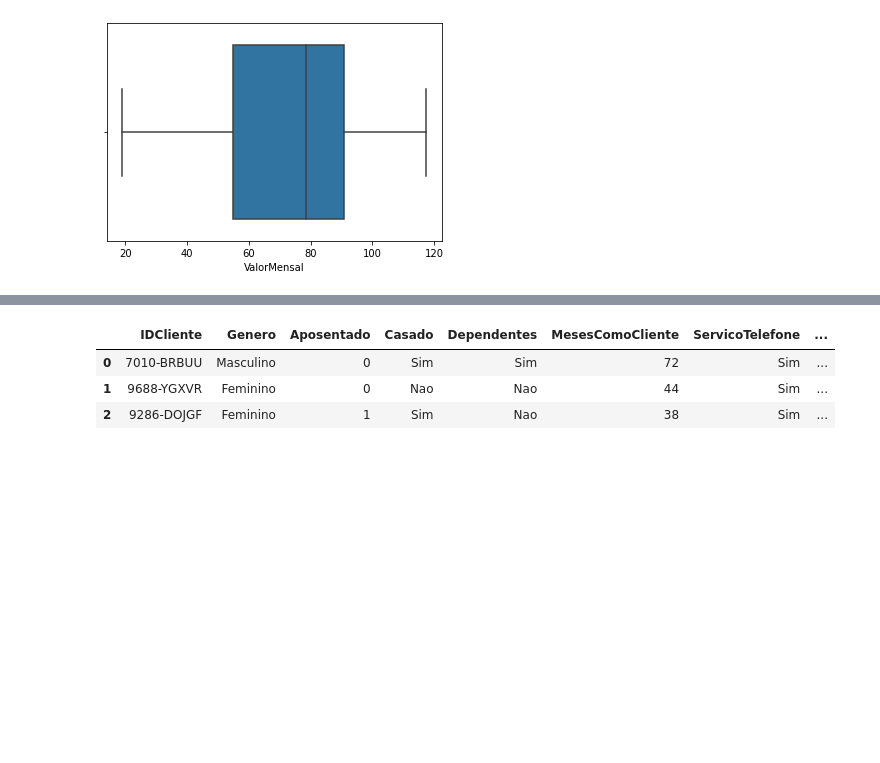
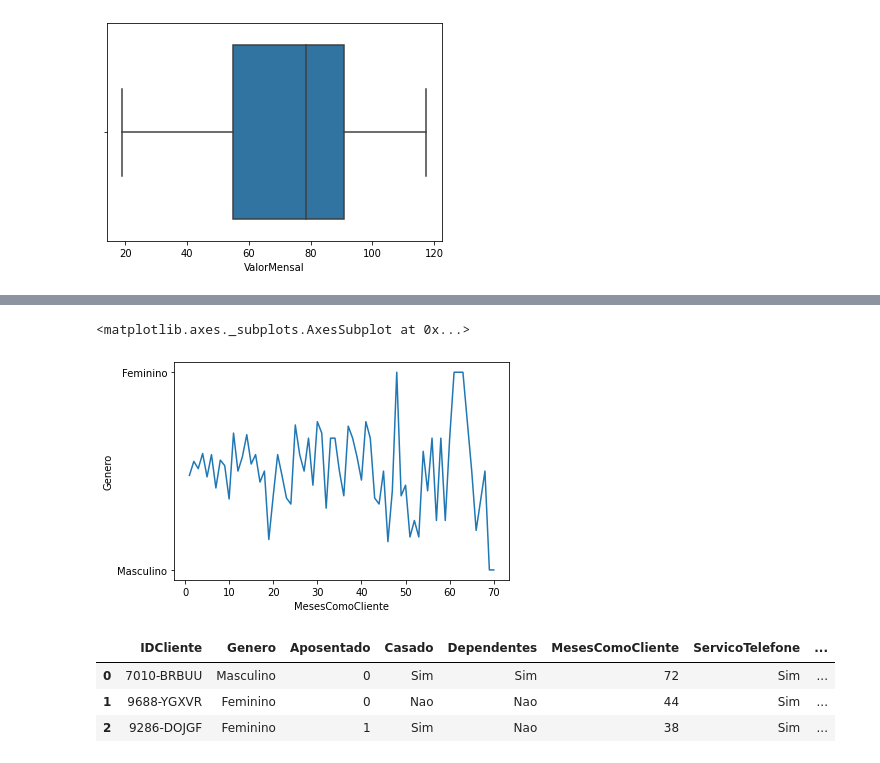
Before and after one commit to juliopk543/EDA_and_visualization, a Jupyter notebook: 3- EDA_Clients_Telecom/Eda_telecom_ipynb (1).ipynb, the cells around one changed output, grey strips where cells are left out. Cells and saved outputs as stored; diff of their text form; code cells hidden in the pictures; blank space fills up the shorter version.

```diff
--- a/3- EDA_Clients_Telecom/Eda_telecom_ipynb.ipynb
+++ b/3- EDA_Clients_Telecom/Eda_telecom_ipynb (1).ipynb
@@ -138,3 +194,8 @@ sns.boxplot(x='ValorMensal', data=ClientesMensal_negativo)
+# %%
+sns.lineplot(data=ClientesMensal_negativo,y='Genero', x='MesesComoCliente', ci=None)
+# %% [output]
+<matplotlib.axes._subplots.AxesSubplot at 0x...>
+[figure, added]
 # %%
 # Dependentes
 # TipoContrato
```
Also changed, not shown: parts of 8 cells of this notebook.
